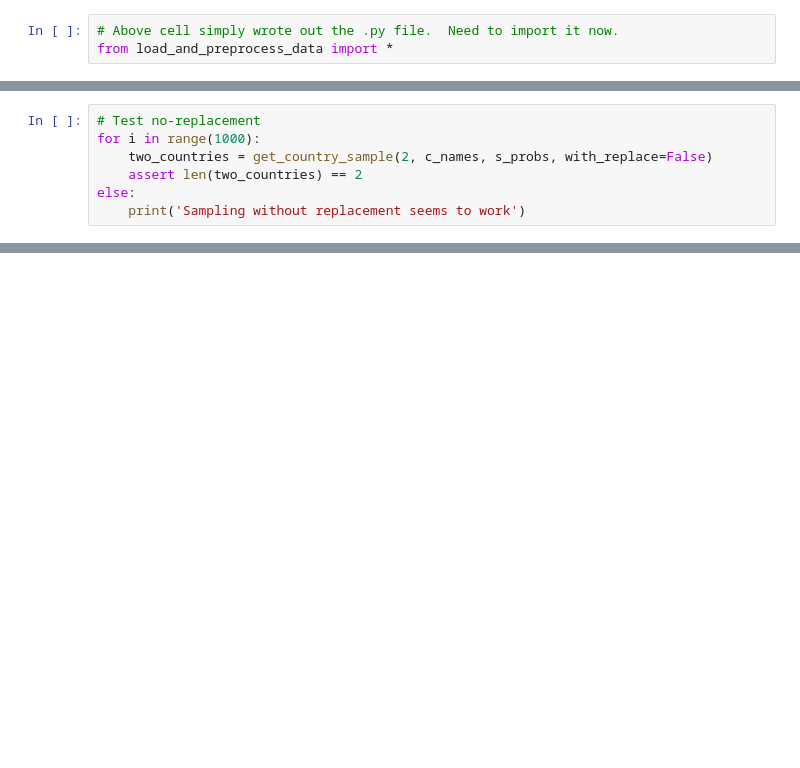
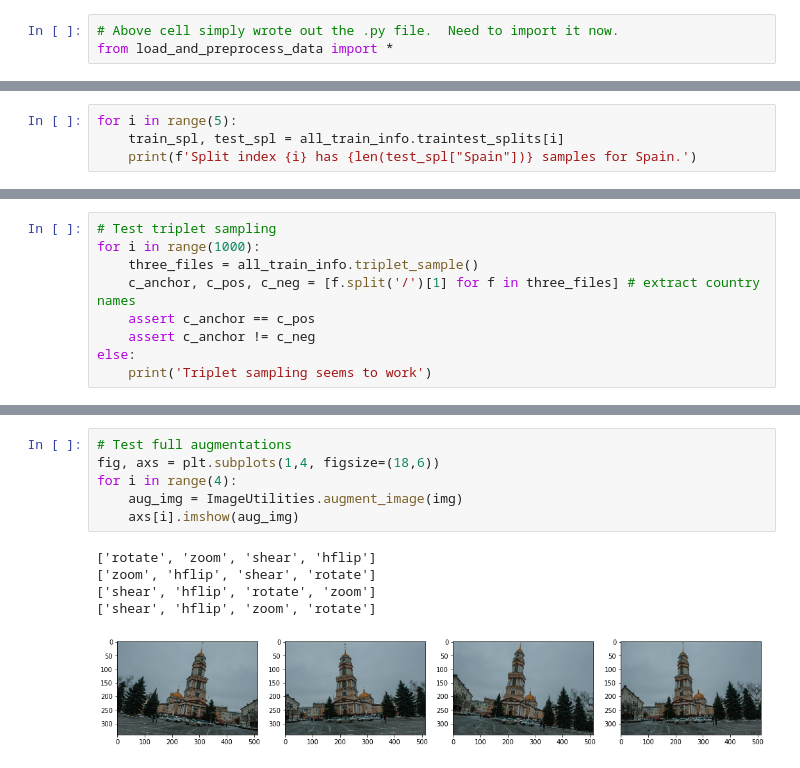
Before and after one commit to etotheipi/church_temple_classify, a Jupyter notebook: load_and_preprocess_data.ipynb, the cells around one changed output, grey strips where cells are left out. Saved outputs shown, nothing was run; the diff lists cells and outputs as text; blank space fills up the shorter version.

```diff
--- a/load_and_preprocess_data.ipynb
+++ b/load_and_preprocess_data.ipynb
@@ -263,0 +309,4 @@ Training data:
+# %%
+for i in range(5):
+    train_spl, test_spl = all_train_info.traintest_splits[i]
+    print(f'Split index {i} has {len(test_spl["Spain"])} samples for Spain.')
@@ -285,7 +338,0 @@ Here is an example batch of 100 images, sampled using sqrt(N) probs:
-# %%
-# Test no-replacement
-for i in range(1000):
-    two_countries = get_country_sample(2, c_names, s_probs, with_replace=False)
-    assert len(two_countries) == 2
-else:
-    print('Sampling without replacement seems to work')
@@ -293,0 +339,9 @@ Sampling without replacement seems to work
+# %%
+# Test triplet sampling
+for i in range(1000):
+    three_files = all_train_info.triplet_sample()
+    c_anchor, c_pos, c_neg = [f.split('/')[1] for f in three_files] # extract country names
+    assert c_anchor == c_pos
+    assert c_anchor != c_neg
+else:
+    print('Triplet sampling seems to work')
@@ -293,0 +438,12 @@ Sampling without replacement seems to work
+# %%
+# Test full augmentations
+fig, axs = plt.subplots(1,4, figsize=(18,6))
+for i in range(4):
+    aug_img = ImageUtilities.augment_image(img)
+    axs[i].imshow(aug_img)
+# %% [output]
+['rotate', 'zoom', 'shear', 'hflip']
+['zoom', 'hflip', 'shear', 'rotate']
+['shear', 'hflip', 'rotate', 'zoom']
+['shear', 'hflip', 'zoom', 'rotate']
+[figure, added]
```
Also changed, not shown: parts of 23 cells of this notebook, 7 other files.
